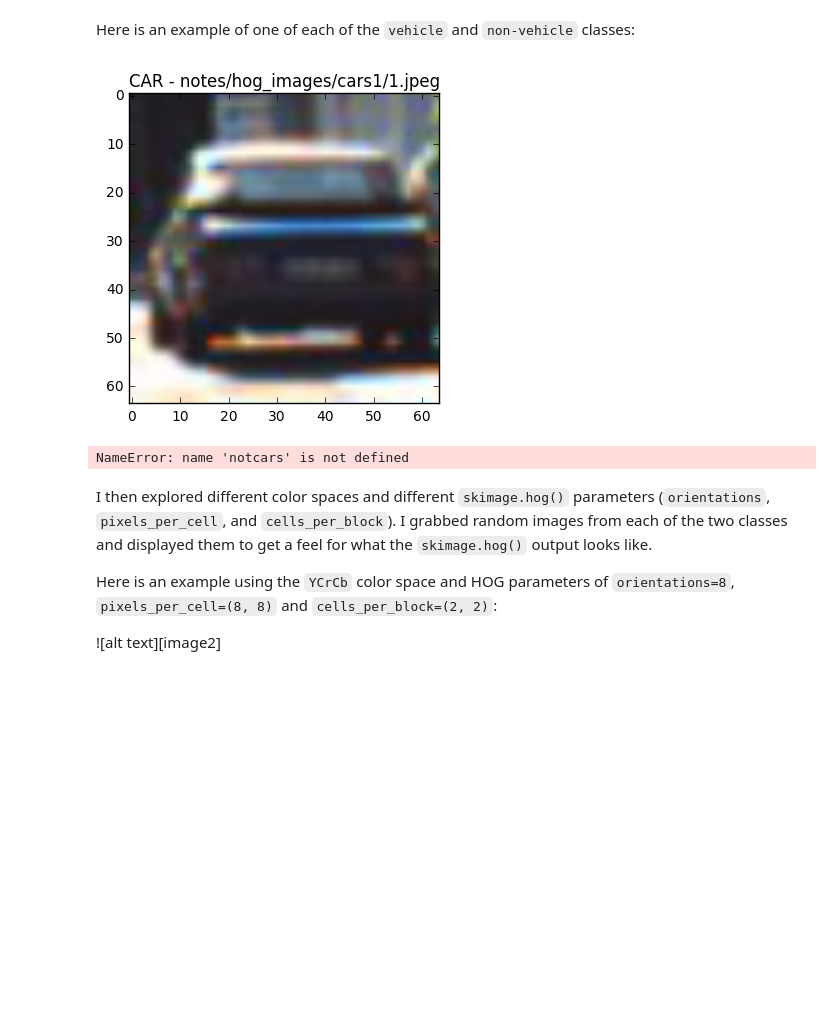
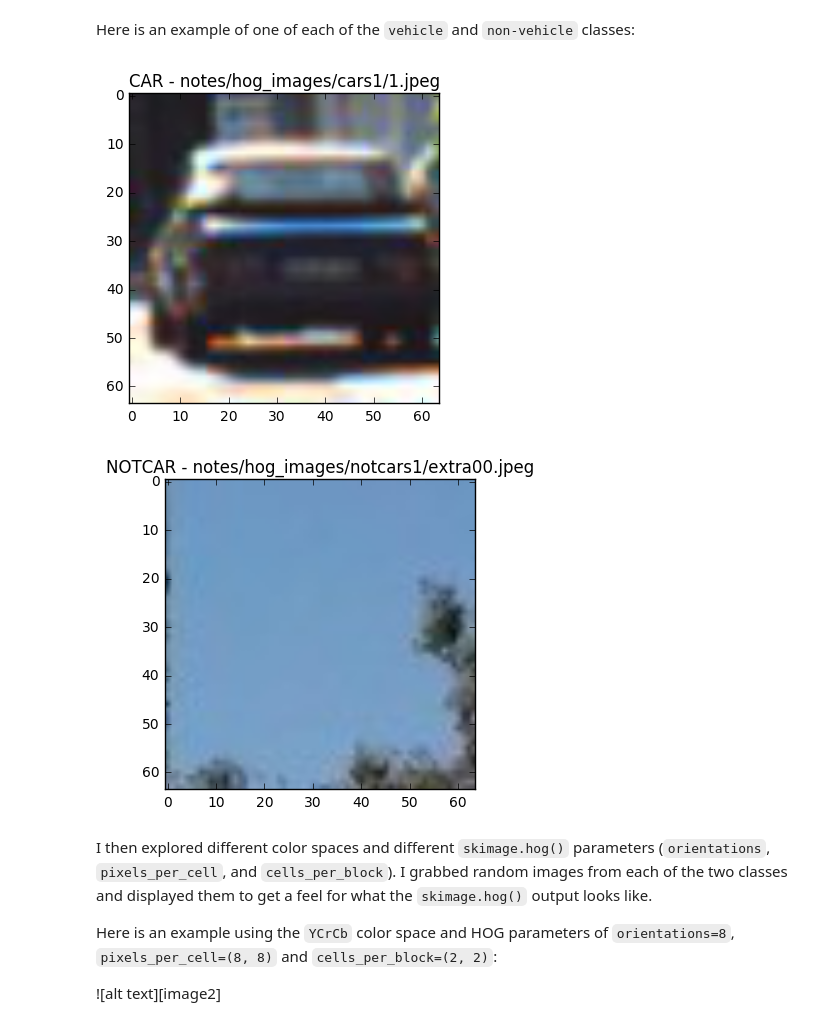
Before and after one commit to matthewzimmer/CarND-Vehicle-Detection-P5, a Jupyter notebook: final-project.ipynb, the cells around one changed output. Cells and saved outputs as stored; diff of their text form; code cells hidden in the pictures; blank space fills up the shorter version.

```diff
--- a/final-project.ipynb
+++ b/final-project.ipynb
@@ -139,14 +139,14 @@ Here is an example of one of each of the `vehicle` and `non-vehicle` classes:
 # %%
 # PlotImageOp(mpimg.imread(cars[0]), title="{} - CAR".format(cars[0])).perform()
 plt.title("CAR - "+cars[0])
 plt.imshow(mpimg.imread(cars[0]))
 plt.show()
-plt.title("NOTCAR - "+notcars[0])
-plt.imshow(mpimg.imread(notcars[0]))
+plt.title("NOTCAR - "+not_cars[0])
+plt.imshow(mpimg.imread(not_cars[0]))
 plt.show()
 # %% [output]
 [figure]
-NameError: name 'notcars' is not defined
+[figure, added]
 # %% [markdown]
 I then explored different color spaces and different `skimage.hog()` parameters (`orientations`, `pixels_per_cell`, and `cells_per_block`).  I grabbed random images from each of the two classes and displayed them to get a feel for what the `skimage.hog()` output looks like.
 
```
Also changed, not shown: 1 other file.
